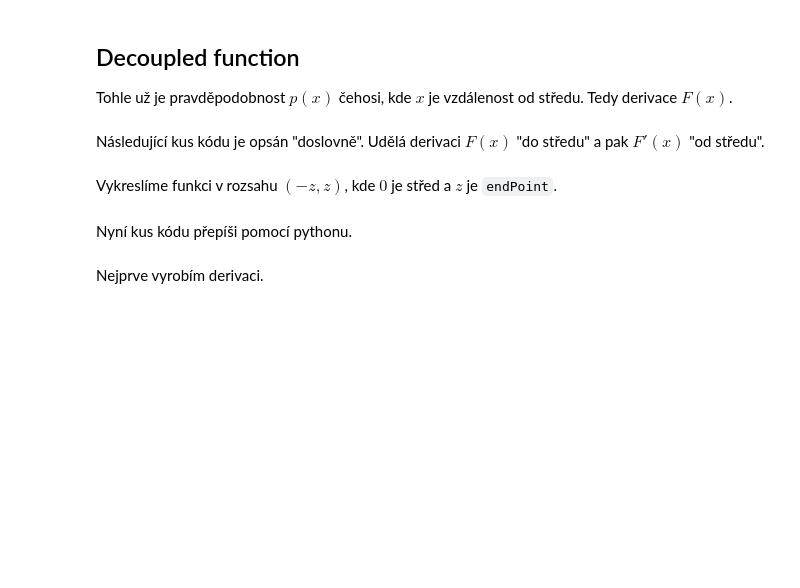
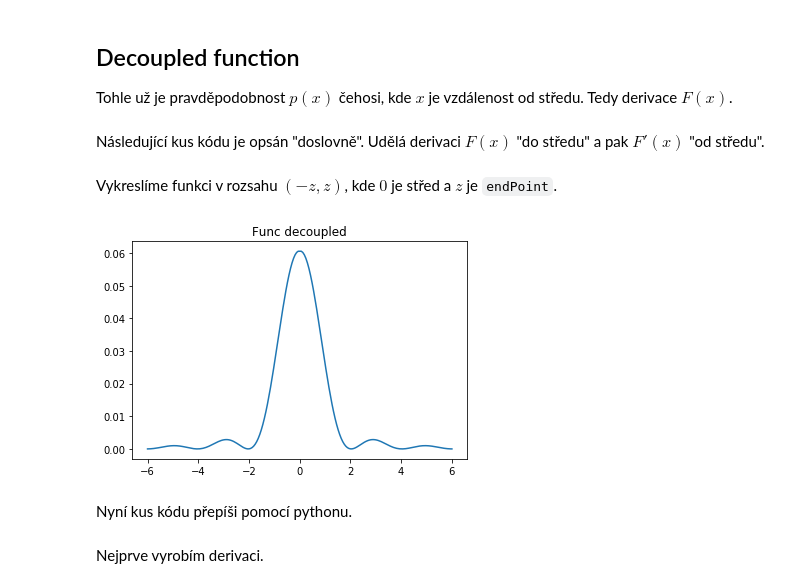
Before and after one commit to Tommekster/tyden-vedy-scintilator, a Jupyter notebook: stepfunction.ipynb, the cells around one changed output. Cells and saved outputs as stored; diff of their text form; code cells hidden in the pictures; blank space fills up the shorter version.

```diff
--- a/stepfunction.ipynb
+++ b/stepfunction.ipynb
@@ -60,8 +64,10 @@ Vykreslíme funkci v rozsahu $(-z, z)$, kde $0$ je střed a $z$ je `endPoint`.
 def plot_array(a, range_):
     return plt.plot(get_x_values(a, range_), a)
 # %%
-plot_array(funcDecouple, [-endPoint, endPoint]);
+plot_array(funcDecouple1, [-endPoint, endPoint]);
 plt.title('Func decoupled');
+# %% [output]
+[figure, added]
 # %% [markdown]
 Nyní kus kódu přepíši pomocí pythonu.
 # %%
```
Also changed, not shown: parts of 15 cells of this notebook.
